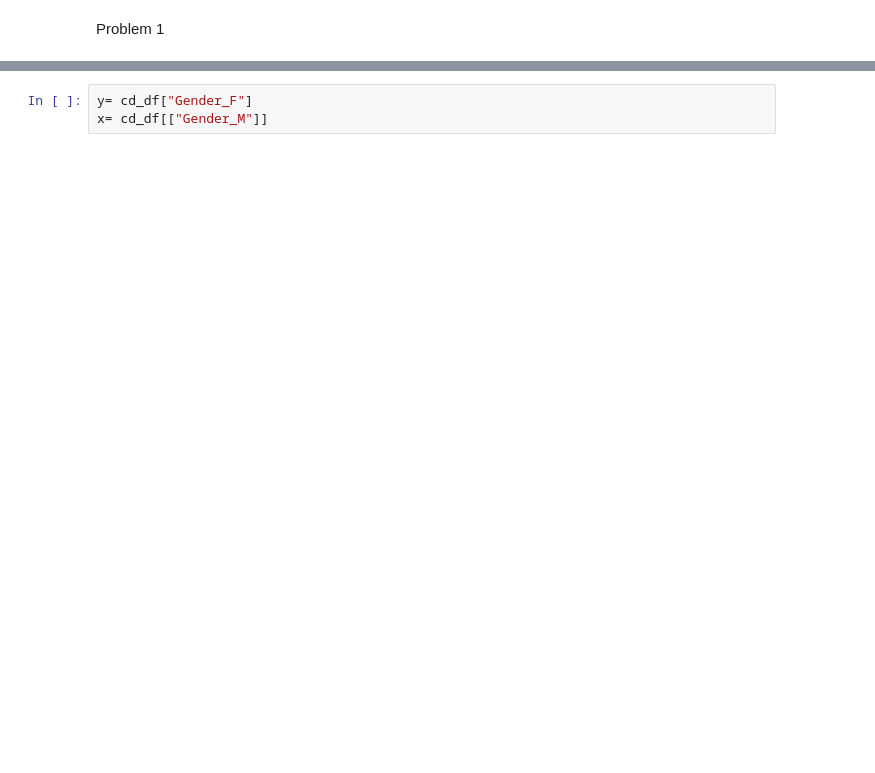
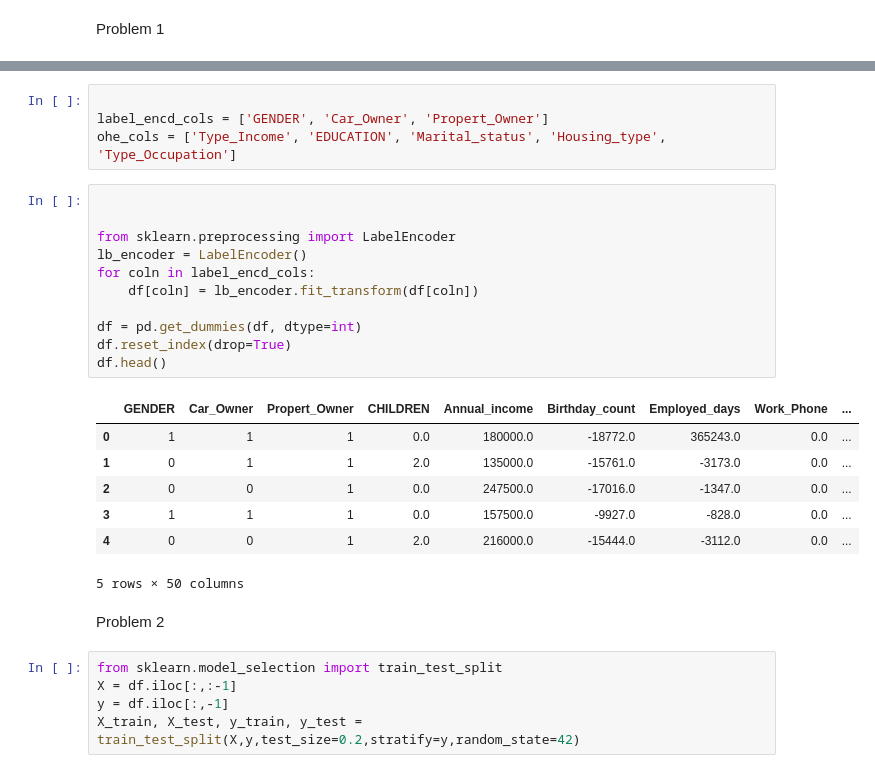
Before and after one commit to TonyPepperonl/Tonycsci_1070, a Jupyter notebook: week_06/hw 6.ipynb, the cells around one changed output, grey strips where cells are left out. Cells and saved outputs as stored; diff of their text form; blank space fills up the shorter version.

```diff
--- a/week_06/hw 6.ipynb
+++ b/week_06/hw 6.ipynb
@@ -51,3 +57,30 @@ sns.heatmap(correlation, annot = True)
-# %%
-y= cd_df["Gender_F"]
-x= cd_df[["Gender_M"]]
+# %%
+
+label_encd_cols = ['GENDER', 'Car_Owner', 'Propert_Owner']
+ohe_cols = ['Type_Income', 'EDUCATION', 'Marital_status', 'Housing_type', 'Type_Occupation']
+# %%
+
+
+from sklearn.preprocessing import LabelEncoder
+lb_encoder = LabelEncoder()
+for coln in label_encd_cols:
+    df[coln] = lb_encoder.fit_transform(df[coln])
+
+df = pd.get_dummies(df, dtype=int)
+df.reset_index(drop=True)
+df.head()
+# %% [output]
+|  | GENDER | Car_Owner | Propert_Owner | CHILDREN | Annual_income | Birthday_count | Employed_days | Work_Phone | ... |
+| 0 | 1 | 1 | 1 | 0.0 | 180000.0 | -18772.0 | 365243.0 | 0.0 | ... |
+| 1 | 0 | 1 | 1 | 2.0 | 135000.0 | -15761.0 | -3173.0 | 0.0 | ... |
+| 2 | 0 | 0 | 1 | 0.0 | 247500.0 | -17016.0 | -1347.0 | 0.0 | ... |
+| 3 | 1 | 1 | 1 | 0.0 | 157500.0 | -9927.0 | -828.0 | 0.0 | ... |
+| 4 | 0 | 0 | 1 | 2.0 | 216000.0 | -15444.0 | -3112.0 | 0.0 | ... |
+5 rows × 50 columns
+# %% [markdown]
+Problem 2
+# %%
+from sklearn.model_selection import train_test_split
+X = df.iloc[:,:-1]
+y = df.iloc[:,-1]
+X_train, X_test, y_train, y_test = train_test_split(X,y,test_size=0.2,stratify=y,random_state=42)
```
Also changed, not shown: parts of 7 cells of this notebook, 1 other file.
